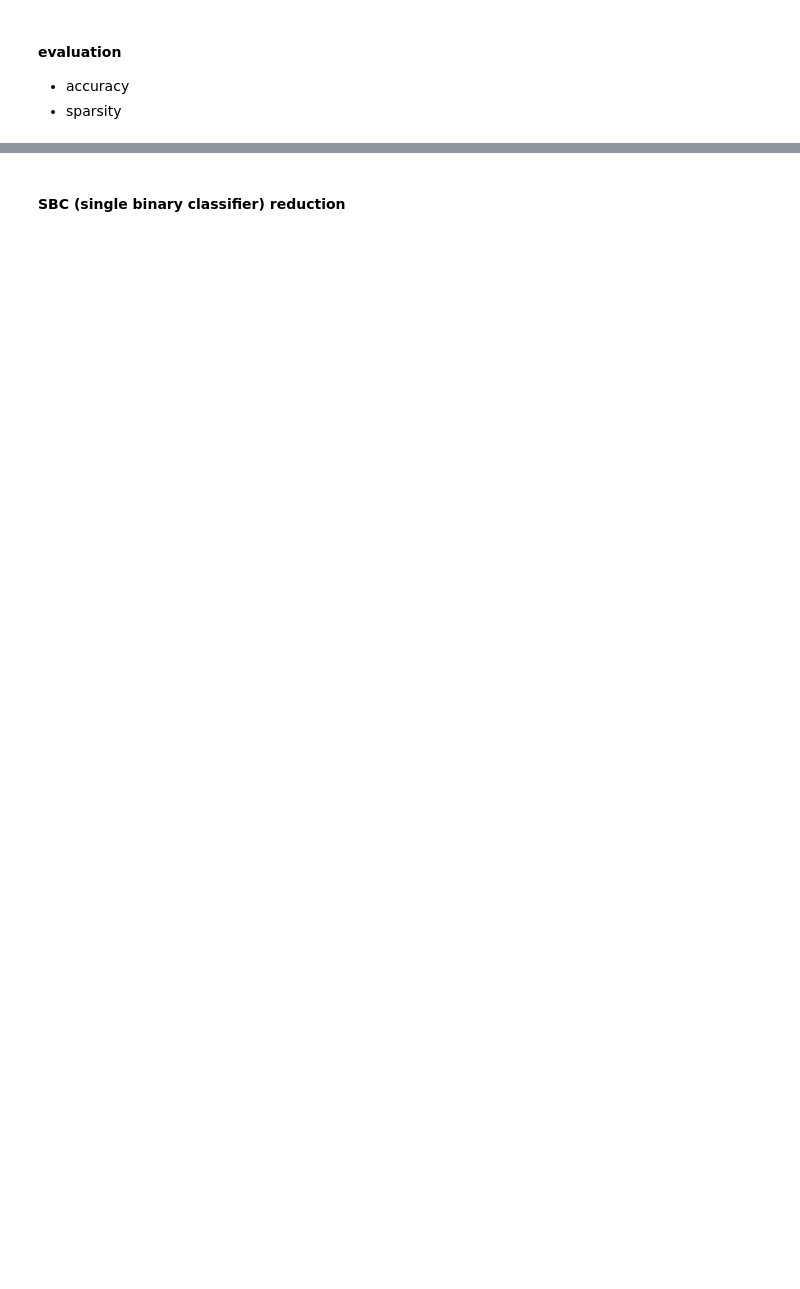
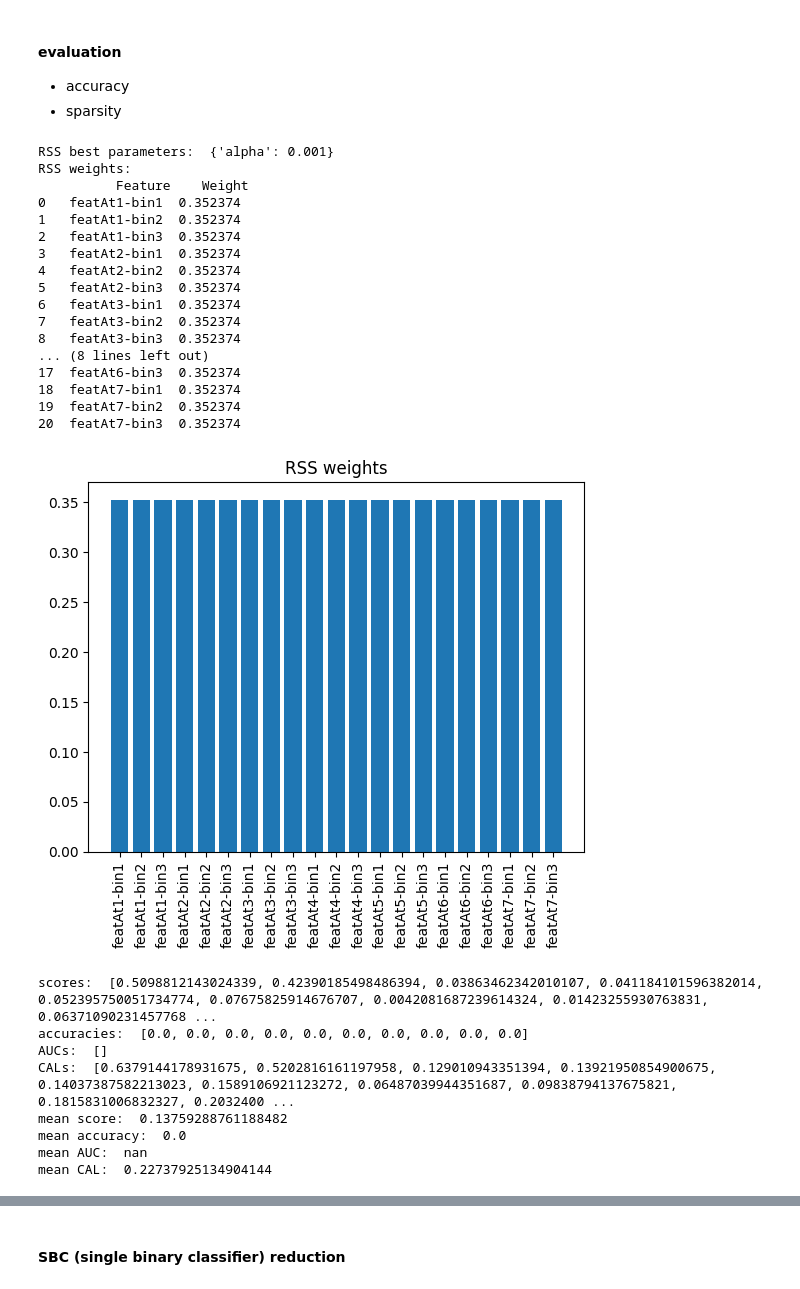
Before and after one commit to mafits/opt-ordinal-scorecards, a Jupyter notebook: diff-scorecards.ipynb, the cells around one changed output, grey strips where cells are left out. Drawn from its saved outputs; the diff is of its cells as text; code cells hidden in the pictures; blank space fills up the shorter version.

```diff
--- a/diff-scorecards.ipynb
+++ b/diff-scorecards.ipynb
@@ -737,11 +716,28 @@ num of zero weights:  504
 - accuracy
 - sparsity
 # %%
+# CAL = 1/n SUMi SUMi:si=s (pi - ps)
+# where pi is the predicted risk of example i
+# ps is the observed risk for all examples with a score of s
+def calibration_error(y_test, y_pred):
+    unique_scores = np.unique(y_pred)
+    n = len(y_test)
+    CAL = 0
+    for score in unique_scores:
+        indices = np.where(y_pred == score)
+        si = y_test.iloc[indices]
+        ps = si.mean()
+        pi = y_pred[indices].mean()
+        CAL += len(indices[0]) / n * np.abs(pi - ps)
+    return CAL
+
+
 def cross_val_score(model, X, y, n_splits=10):
     kf = KFold(n_splits=n_splits)
     scores = []
     accuracies = []
     AUCs = []
+    CALs = []
     for train_index, test_index in kf.split(X):
         X_train, X_test = X.iloc[train_index], X.iloc[test_index]
         y_train, y_test = y.iloc[train_index], y.iloc[test_index]
@@ -749,4 +745,47 @@ def cross_val_score(model, X, y, n_splits=10):
         y_pred = model.predict(X_test)
         scores.append(mean_squared_error(y_test, y_pred))
         accuracies.append((y_pred == y_test).mean())
-    return np.mean(scores), np.mean(accuracies), np.mean(AUCs)
+        #AUCs.append(roc_auc_score(y_test, y_pred))
+        CALs.append(calibration_error(y_test, y_pred))
+
+    print("scores: ", scores)
+    print("accuracies: ", accuracies)
+    print("AUCs: ", AUCs)
+    print("CALs: ", CALs)
+
+    print("mean score: ", np.mean(scores))
+    print("mean accuracy: ", np.mean(accuracies))
+    print("mean AUC: ", np.mean(AUCs))
+    print("mean CAL: ", np.mean(CALs))
+    return np.mean(scores), np.mean(accuracies), np.mean(AUCs), np.mean(CALs)
+# %%
+# CAIM, 1ook, RSS
+rss_model, app_weights = rss(app_X_disc_caim_1outofk, app_y)
+scores, acc, AUCs, CALs = cross_val_score(rss_model, app_X_disc_caim_1outofk, app_y)
+# %% [output]
+RSS best parameters:  {'alpha': 0.001}
+RSS weights:
+          Feature    Weight
+0   featAt1-bin1  0.352374
+1   featAt1-bin2  0.352374
+2   featAt1-bin3  0.352374
+3   featAt2-bin1  0.352374
+4   featAt2-bin2  0.352374
+5   featAt2-bin3  0.352374
+6   featAt3-bin1  0.352374
+7   featAt3-bin2  0.352374
+8   featAt3-bin3  0.352374
+... (8 lines left out)
+17  featAt6-bin3  0.352374
+18  featAt7-bin1  0.352374
+19  featAt7-bin2  0.352374
+20  featAt7-bin3  0.352374
+[figure, added]
+scores:  [0.5098812143024339, 0.42390185498486394, 0.03863462342010107, 0.041184101596382014, 0.052395750051734774, 0.07675825914676707, 0.0042081687239614324, 0.01423255930763831, 0.06371090231457768 ...
+accuracies:  [0.0, 0.0, 0.0, 0.0, 0.0, 0.0, 0.0, 0.0, 0.0, 0.0]
+AUCs:  []
+CALs:  [0.6379144178931675, 0.5202816161197958, 0.129010943351394, 0.13921950854900675, 0.14037387582213023, 0.1589106921123272, 0.06487039944351687, 0.09838794137675821, 0.1815831006832327, 0.2032400 ...
+mean score:  0.13759288761188482
+mean accuracy:  0.0
+mean AUC:  nan
+mean CAL:  0.22737925134904144
```
Also changed, not shown: parts of 20 cells of this notebook, 3 other files.
